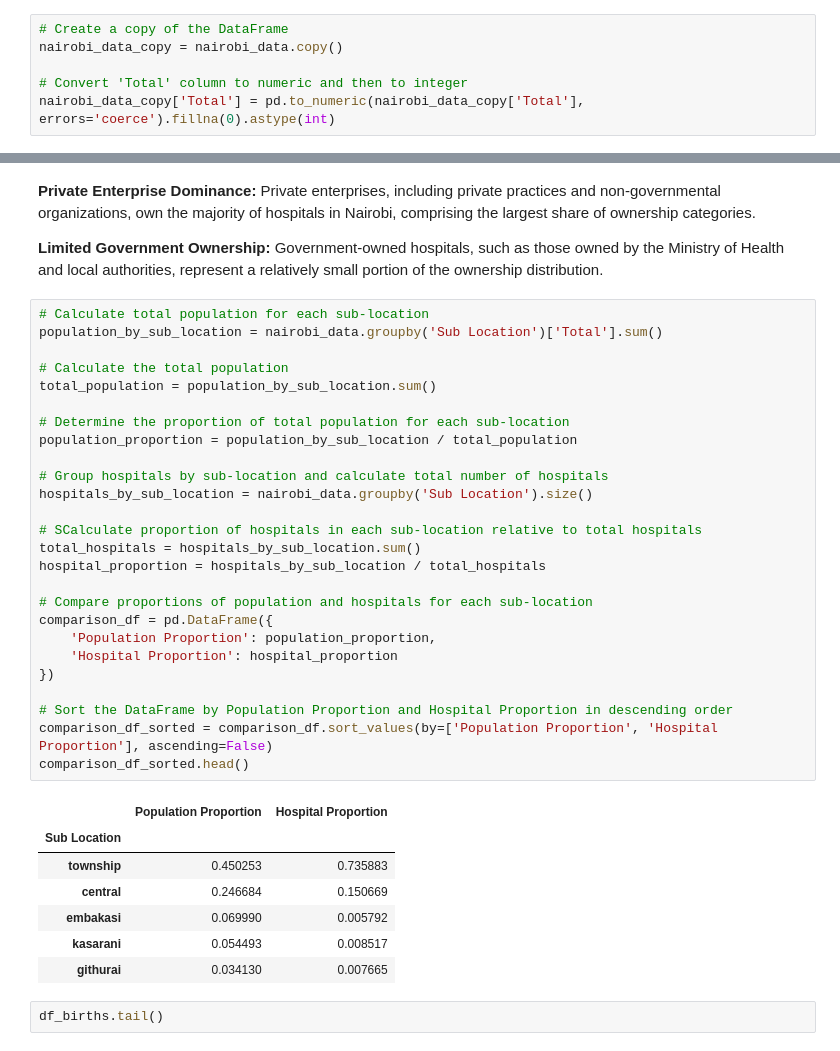
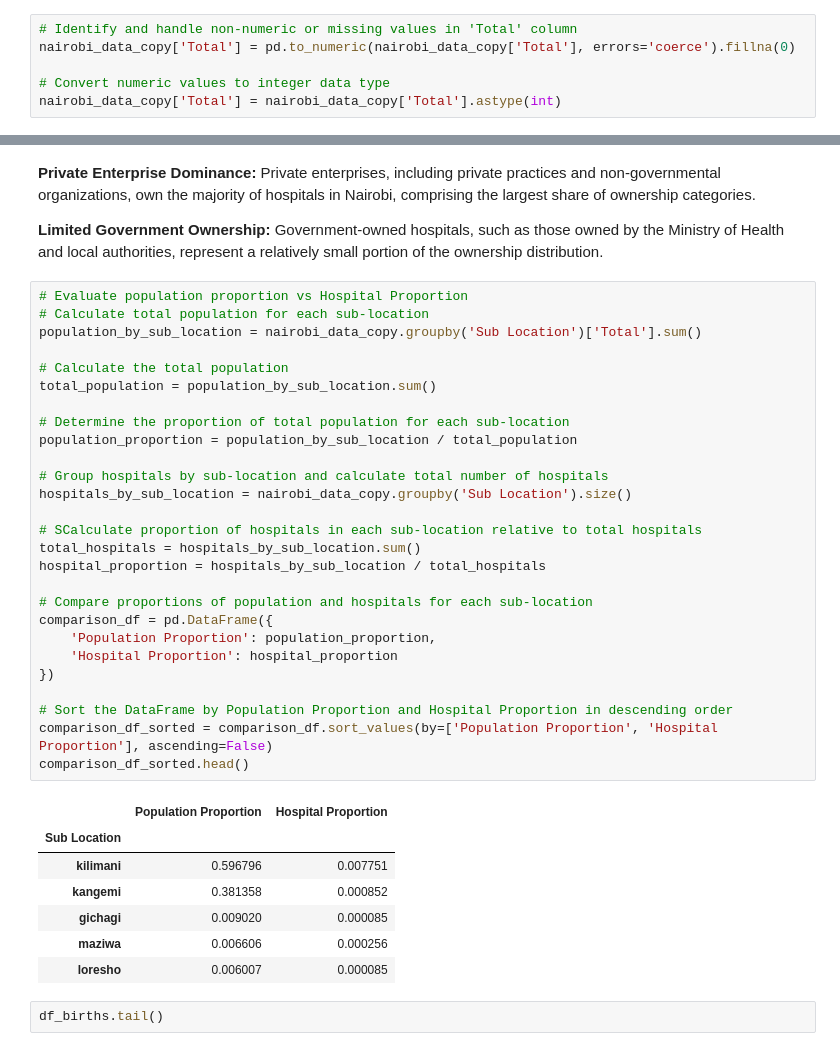
Before and after one commit to mbuvenzuve/Enhancing-Healthcare-Accessibility-in-Nairobi-Kenya, a Jupyter notebook: nzuve_Notebook.ipynb, the cells around one changed output, grey strips where cells are left out. Drawn from its saved outputs; the diff is of its cells as text.

```diff
--- a/nzuve_Notebook.ipynb
+++ b/nzuve_Notebook.ipynb
@@ -394,7 +365,7 @@ dtype: object
 # %%
-# Create a copy of the DataFrame
-nairobi_data_copy = nairobi_data.copy()
+# Identify and handle non-numeric or missing values in 'Total' column
+nairobi_data_copy['Total'] = pd.to_numeric(nairobi_data_copy['Total'], errors='coerce').fillna(0)
 
-# Convert 'Total' column to numeric and then to integer
-nairobi_data_copy['Total'] = pd.to_numeric(nairobi_data_copy['Total'], errors='coerce').fillna(0).astype(int)
+# Convert numeric values to integer data type
+nairobi_data_copy['Total'] = nairobi_data_copy['Total'].astype(int)
 # %%
@@ -554,39 +555,40 @@ plt.show()
 
 **Limited Government Ownership:** Government-owned hospitals, such as those owned by the Ministry of Health and local authorities, represent a relatively small portion of the ownership distribution.
 # %%
+# Evaluate population proportion vs Hospital Proportion
 # Calculate total population for each sub-location
-population_by_sub_location = nairobi_data.groupby('Sub Location')['Total'].sum()
+population_by_sub_location = nairobi_data_copy.groupby('Sub Location')['Total'].sum()
 
 # Calculate the total population
 total_population = population_by_sub_location.sum()
 
 # Determine the proportion of total population for each sub-location
 population_proportion = population_by_sub_location / total_population
 
 # Group hospitals by sub-location and calculate total number of hospitals
-hospitals_by_sub_location = nairobi_data.groupby('Sub Location').size()
+hospitals_by_sub_location = nairobi_data_copy.groupby('Sub Location').size()
 
 # SCalculate proportion of hospitals in each sub-location relative to total hospitals
 total_hospitals = hospitals_by_sub_location.sum()
 hospital_proportion = hospitals_by_sub_location / total_hospitals
 
 # Compare proportions of population and hospitals for each sub-location
 comparison_df = pd.DataFrame({
     'Population Proportion': population_proportion,
     'Hospital Proportion': hospital_proportion
 })
 
 # Sort the DataFrame by Population Proportion and Hospital Proportion in descending order
 comparison_df_sorted = comparison_df.sort_values(by=['Population Proportion', 'Hospital Proportion'], ascending=False)
 comparison_df_sorted.head()
 # %% [output]
 |  | Population Proportion | Hospital Proportion |
 | Sub Location |  |  |
-| township | 0.450253 | 0.735883 |
-| central | 0.246684 | 0.150669 |
-| embakasi | 0.069990 | 0.005792 |
-| kasarani | 0.054493 | 0.008517 |
-| githurai | 0.034130 | 0.007665 |
+| kilimani | 0.596796 | 0.007751 |
+| kangemi | 0.381358 | 0.000852 |
+| gichagi | 0.009020 | 0.000085 |
+| maziwa | 0.006606 | 0.000256 |
+| loresho | 0.006007 | 0.000085 |
 # %%
 df_births.tail()
 # %% [output]
```
Also changed, not shown: parts of 33 cells of this notebook.
